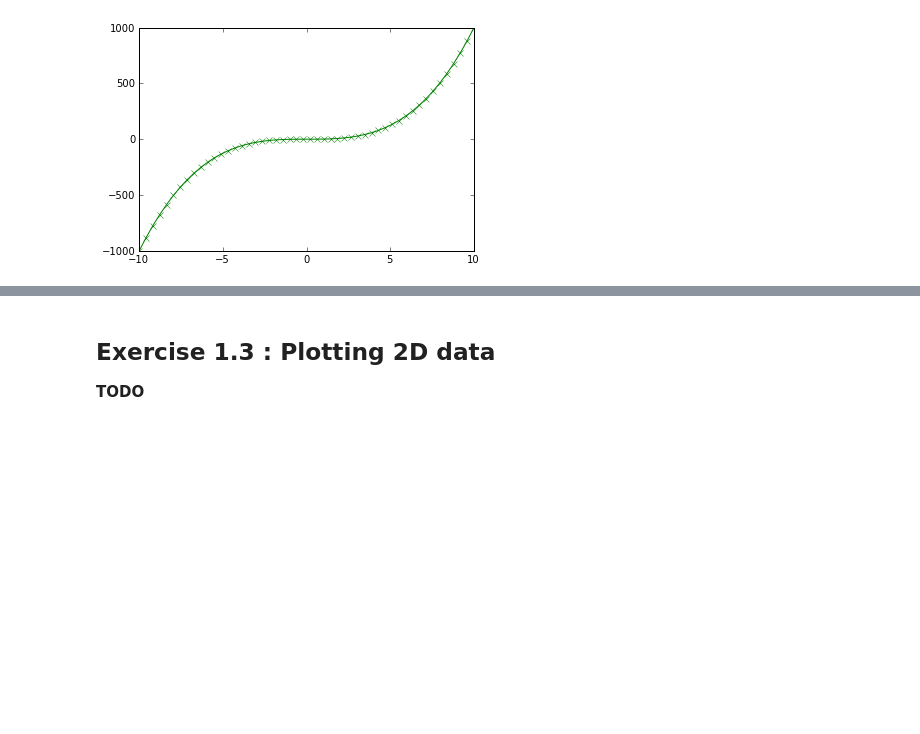
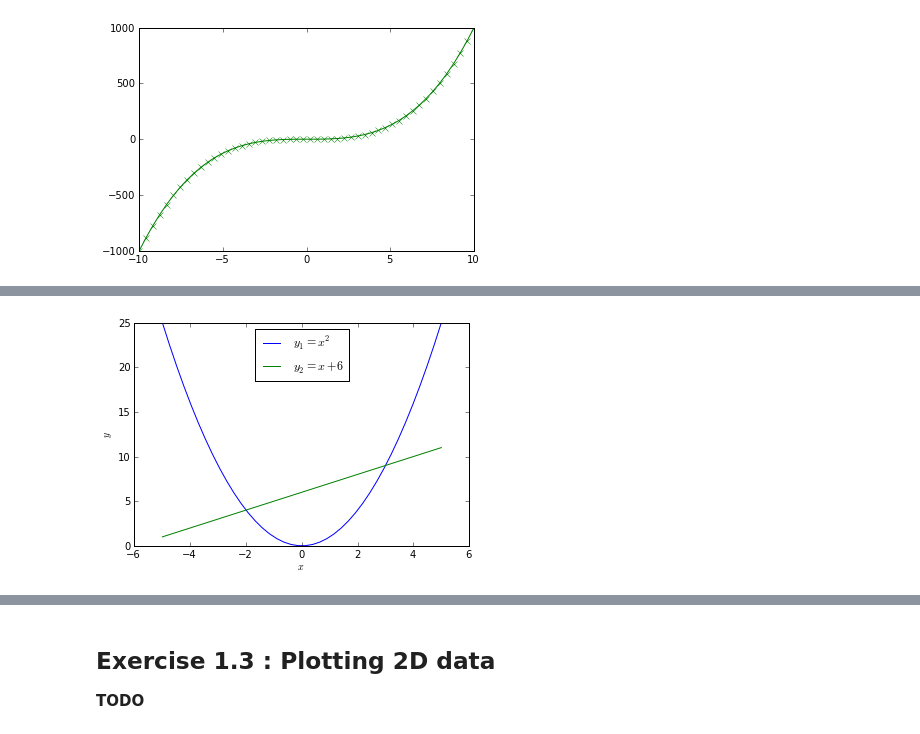
Before and after one commit to cedadev/ceda_training_mod5, a Jupyter notebook: 06-Examples.ipynb, the cells around one changed output, grey strips where cells are left out. Cells and saved outputs as stored; diff of their text form; code cells hidden in the pictures; blank space fills up the shorter version.

```diff
--- a/06-Examples.ipynb
+++ b/06-Examples.ipynb
@@ -32,0 +43,14 @@ plot(x, y, 'gx-')
+# %%
+from matplotlib import pyplot as plt
+
+x = np.linspace(-5, 5, 40)
+y = x**2
+fig, axis = plt.subplots(1)
+axis.plot(x, y, label='$y_1 = x^2$')
+axis.plot(x, x + 6, label='$y_2 = x + 6$')
+axis.legend(loc='upper center')
+axis.set_xlabel('$x$')
+axis.set_ylabel('$y$')
+fig.savefig('data/ex_1.2.pdf')
+# %% [output]
+[figure, added]
```
Also changed, not shown: parts of 4 cells of this notebook, 1 other file.
